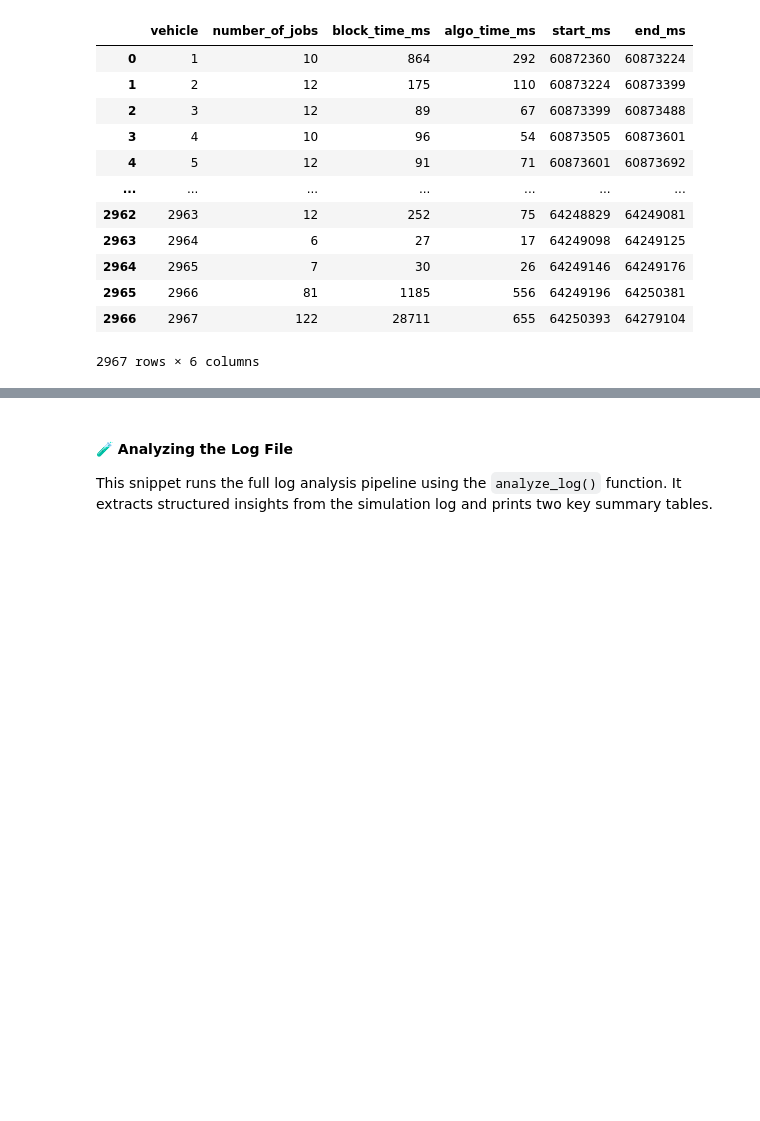
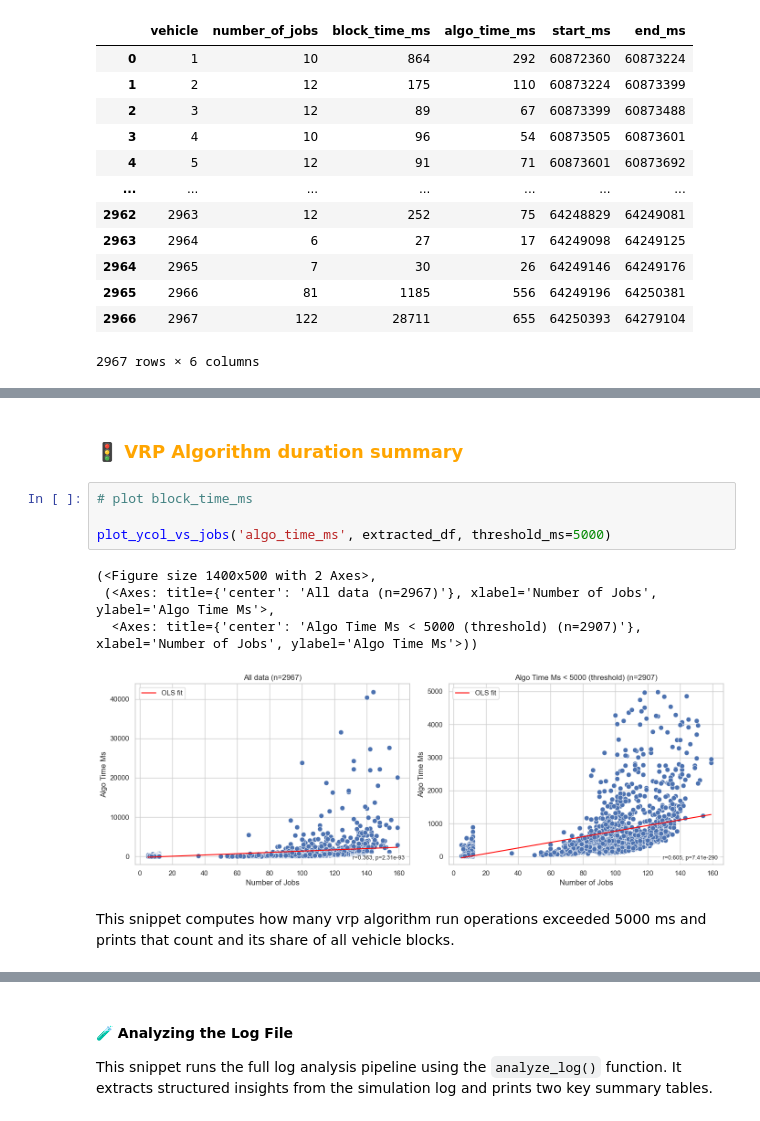
Before and after one commit to Ibraheem-A/sim-time-analysis, a Jupyter notebook: notebooks/log-analysis.ipynb, the cells around one changed output, grey strips where cells are left out. Cells and saved outputs as stored; diff of their text form; blank space fills up the shorter version.

```diff
--- a/notebooks/log-analysis.ipynb
+++ b/notebooks/log-analysis.ipynb
@@ -74,0 +95,13 @@ extracted_df
+# %% [markdown]
+### 🚦 <font color="orange">VRP Algorithm duration summary</font>
+# %%
+# plot block_time_ms
+
+plot_ycol_vs_jobs('algo_time_ms', extracted_df, threshold_ms=5000)
+# %% [output]
+(<Figure size 1400x500 with 2 Axes>,
+ (<Axes: title={'center': 'All data (n=2967)'}, xlabel='Number of Jobs', ylabel='Algo Time Ms'>,
+  <Axes: title={'center': 'Algo Time Ms < 5000 (threshold) (n=2907)'}, xlabel='Number of Jobs', ylabel='Algo Time Ms'>))
+[figure, added]
+# %% [markdown]
+This snippet computes how many vrp algorithm run operations exceeded 5000 ms and prints that count and its share of all vehicle blocks.
```
Also changed, not shown: parts of 14 cells of this notebook.
